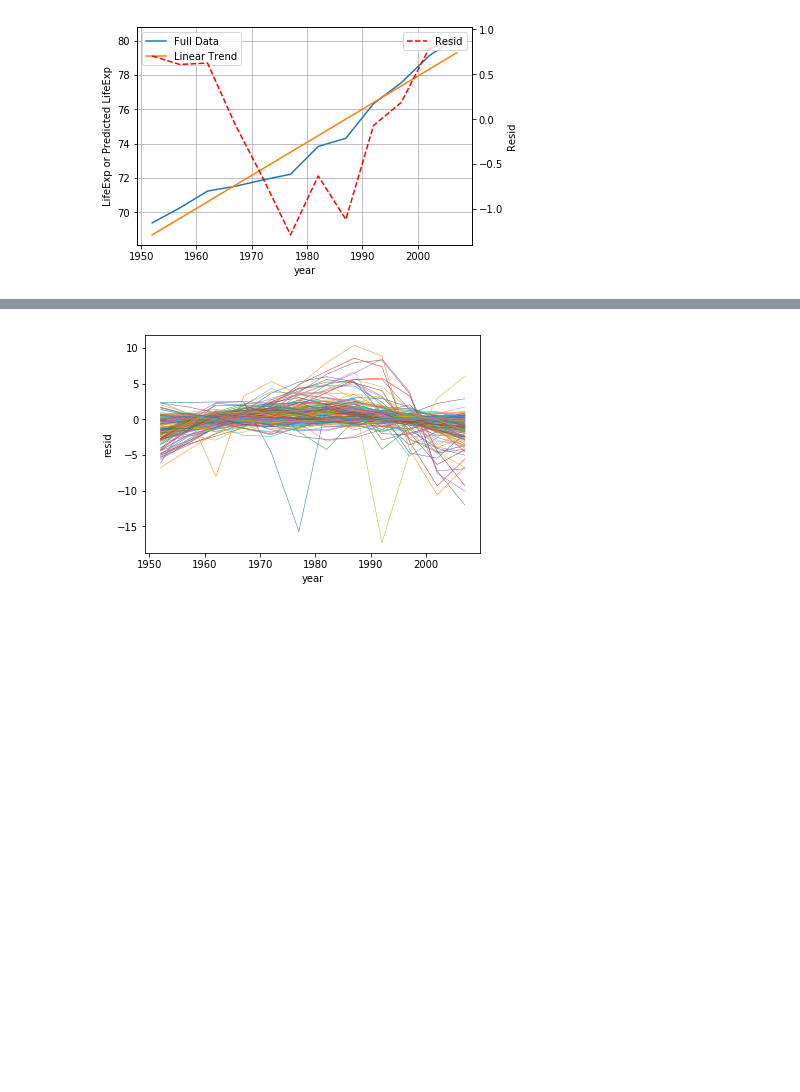
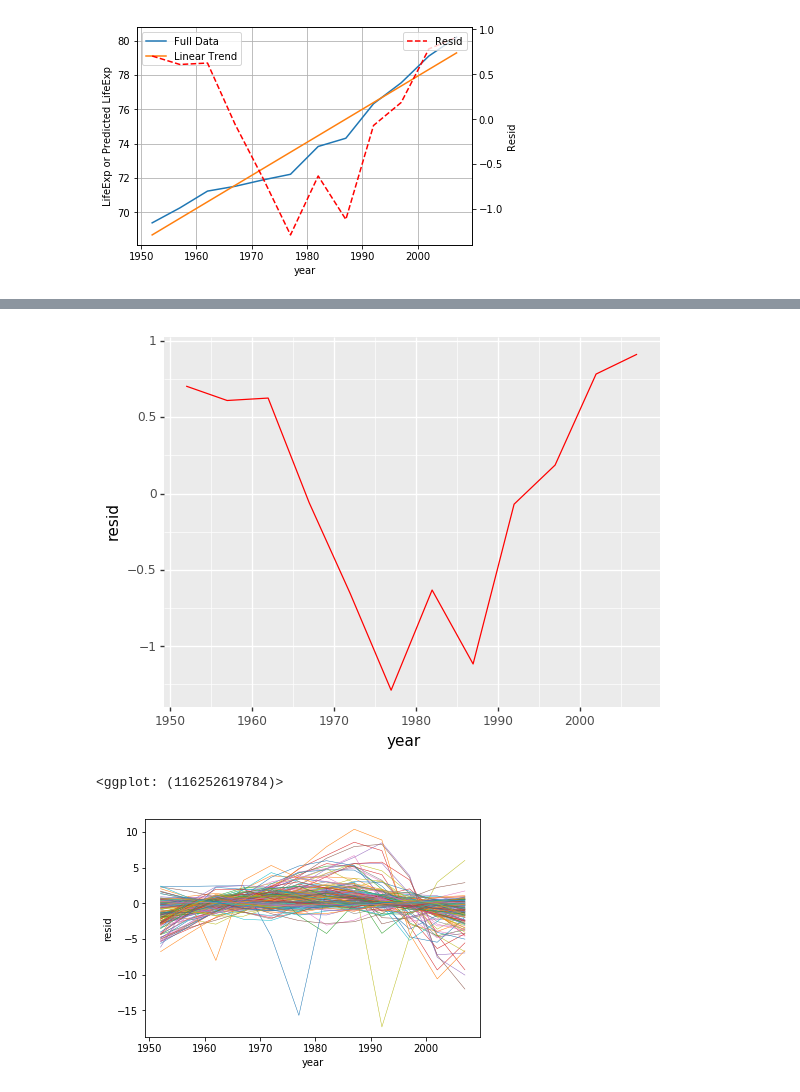
Before and after one commit to WHUFT/WHU_FinTech_Workshop, a Jupyter notebook: 10-研究方法学习班/11-金融数据科学/08-数据建模（22-25章）/Chapter25/Chapter25.ipynb, the cells around one changed output, grey strips where cells are left out. Cells and saved outputs as stored; diff of their text form; code cells hidden in the pictures; blank space fills up the shorter version.

```diff
--- a/10-研究方法学习班/11-金融数据科学/08-数据建模（22-25章）/Chapter25/Chapter25.ipynb
+++ b/10-研究方法学习班/11-金融数据科学/08-数据建模（22-25章）/Chapter25/Chapter25.ipynb
@@ -110,2 +89,16 @@ draw_figure1(gapminder_g, 'Oceania', 'New Zealand')
 # %% [output]
 [figure]
+# %%
+'''
+by Chenxi Zhang, 20201217:
+1.依上部分内容，对单独某一大洲某一国家的预期年龄与年份关系，建立线性模型拟合趋势。
+'''
+def single_mod(continent, country):
+    single_data = gapminder[(gapminder['continent']==continent)&(gapminder['country']==country)]
+    mod = smf.ols(formula='lifeExp~year',data=single_data).fit()
+    mod_data = single_data.copy()
+    mod_data['pred'] = mod.predict()
+    mod_data['resid'] = mod.resid
+    return mod_data
+O_Z = single_mod('Oceania','New Zealand')
+O_Z
@@ -112 +119,16 @@ draw_figure1(gapminder_g, 'Oceania', 'New Zealand')
+# %%
+'''
+by Chenxi Zhang, 20201217:
+1.使用ggplot绘制单个国家线性模型，残差与真实值线图
+'''
+# (ggplot(O_Z)
+# + geom_line(aes('year','lifeExp'),color='blue')
+# + geom_line(aes('year','pred'),color='orange'))
+
+(ggplot(O_Z)
++ geom_line(aes('year','resid'),color='red')
+)
+# %% [output]
+[figure, added]
+<ggplot: (116252619784)>
 # %%
```
Also changed, not shown: parts of 17 cells of this notebook.
